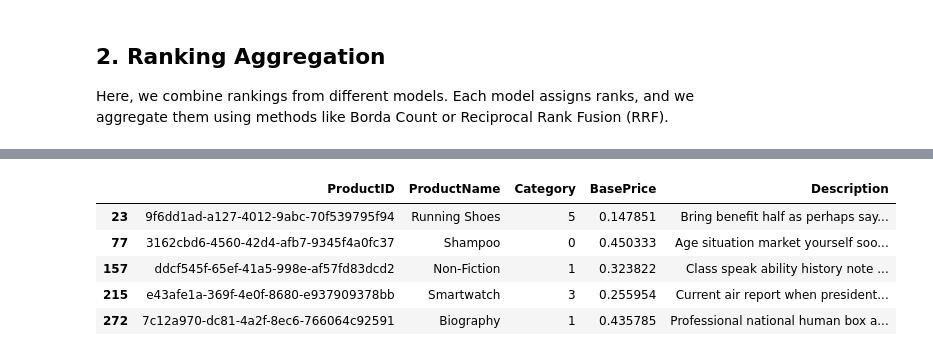
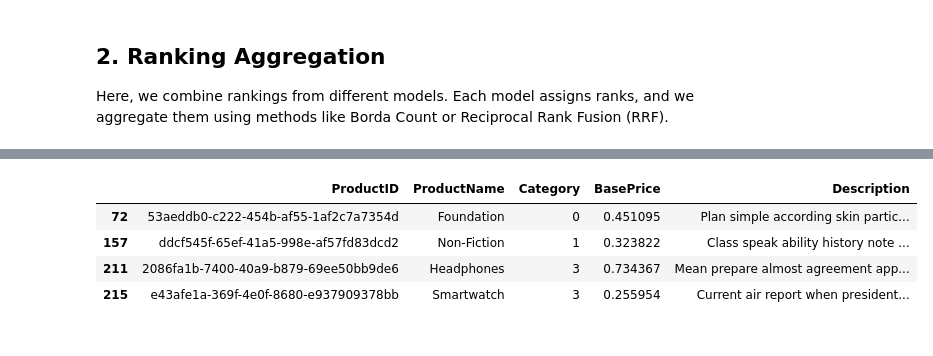
Before and after one commit to ojshav/Recommendation-System, a Jupyter notebook: Recommendation Engine/recommendaion_engine _test.ipynb, the cells around one changed output, grey strips where cells are left out. Drawn from its saved outputs; the diff is of its cells as text; code cells hidden in the pictures.

```diff
--- a/Recommendation Engine/recommendaion_engine _test.ipynb
+++ b/Recommendation Engine/recommendaion_engine _test.ipynb
@@ -641,6 +641,9 @@ interaction_matrix.head()
 # %% [markdown]
 1.3 User-Based Collaborative Filtering
 # %%
+# Compute User Similarity Matrix
+user_similarity = cosine_similarity(interaction_matrix)
+user_similarity_df = pd.DataFrame(user_similarity, index=interaction_matrix.index, columns=interaction_matrix.index)
 def user_based_cf_recommendations(user_id, top_n=31):
     similar_users = user_similarity_df[user_id].sort_values(ascending=False)[1:top_n+1]
     similar_user_ids = similar_users.index
@@ -650,7 +653,7 @@ def user_based_cf_recommendations(user_id, top_n=31):
     return recommendations.index[:top_n].tolist()
 
 # Example: Recommend for a specific user
-print(user_based_cf_recommendations("0000d51a-e6b0-4333-8007-a3824b1d53a2", top_n=31))
+print(user_based_cf_recommendations("0000d51a-e6b0-4333-8007-a3824b1d53a2", top_n=5))
 # %% [output]
 ['45787b84-50fd-4b5e-a542-ec80e24c738b']
 # %%
@@ -744,11 +760,8 @@ product_details
 # %%
 from sklearn.cluster import KMeans
 
-# Features for clustering
-clustering_features = user_data[['Gender', 'Age', 'TotalSpent', 'TotalTransactions']].fillna(0)
-
 # Fit KMeans model
-kmeans = KMeans(n_clusters=5, random_state=42)
+kmeans = KMeans(n_clusters=3, random_state=42)
 user_data['Cluster'] = kmeans.fit_predict(clustering_features)
 
 # Recommend products based on cluster preferences
@@ -825,21 +791,0 @@ print(combine_recommendations("0001582d-b85d-4803-8167-f44bc0d70f67", product_id
-# %%
-# Function to fetch product details for the recommended products
-def fetch_product_details(recommended_products):
-    # Filter the product_data DataFrame to get details for the recommended products
-    product_details = product_data[product_data['ProductID'].isin(recommended_products)]
-    return product_details[['ProductID', 'ProductName', 'Category', 'BasePrice', 'Description']]
-
-# Example Usage
-# Get combined recommendations
-recommended_products = combine_recommendations(
-    user_id="0001582d-b85d-4803-8167-f44bc0d70f67",
-    product_id="0098b0d4-7879-4e51-9618-a127e12fd060",
-    weights=[0.4, 0.3, 0.2, 0.1],
-    top_n=5
-)
-
-# Fetch product details for the recommended products
-product_details_df = fetch_product_details(recommended_products)
-
-# Display the recommended product details
-product_details_df
@@ -873,11 +906,9 @@ def rank_aggregation_hybrid_recommendations(user_id, product_id=None, k=60, top_
     sorted_recommendations = sorted(ranking_scores.items(), key=lambda x: x[1], reverse=True)
     return [product for product, score in sorted_recommendations[:top_n]]
 # %%
-
-
 # Example: User and Product Details
 user_id="0001582d-b85d-4803-8167-f44bc0d70f67"
-product_id="3162cbd6-4560-42d4-afb7-9345f4a0fc37"
+product_id="2086fa1b-7400-40a9-b879-69ee50bb9de6"
 
 # Display given product details
 given_product_details = fetch_product_details([product_id])
@@ -901,11 +932,10 @@ Given Product Details:
 
 Recommended Products:
 |  | ProductID | ProductName | Category | BasePrice | Description |
-| 23 | 9f6dd1ad-a127-4012-9abc-70f539795f94 | Running Shoes | 5 | 0.147851 | Bring benefit half as perhaps say... |
-| 77 | 3162cbd6-4560-42d4-afb7-9345f4a0fc37 | Shampoo | 0 | 0.450333 | Age situation market yourself soo... |
+| 72 | 53aeddb0-c222-454b-af55-1af2c7a7354d | Foundation | 0 | 0.451095 | Plan simple according skin partic... |
 | 157 | ddcf545f-65ef-41a5-998e-af57fd83dcd2 | Non-Fiction | 1 | 0.323822 | Class speak ability history note ... |
+| 211 | 2086fa1b-7400-40a9-b879-69ee50bb9de6 | Headphones | 3 | 0.734367 | Mean prepare almost agreement app... |
 | 215 | e43afe1a-369f-4e0f-8680-e937909378bb | Smartwatch | 3 | 0.255954 | Current air report when president... |
-| 272 | 7c12a970-dc81-4a2f-8ec6-766064c92591 | Biography | 1 | 0.435785 | Professional national human box a... |
 # %%
 from sklearn.model_selection import train_test_split
 
```
Also changed, not shown: parts of 12 cells of this notebook.
